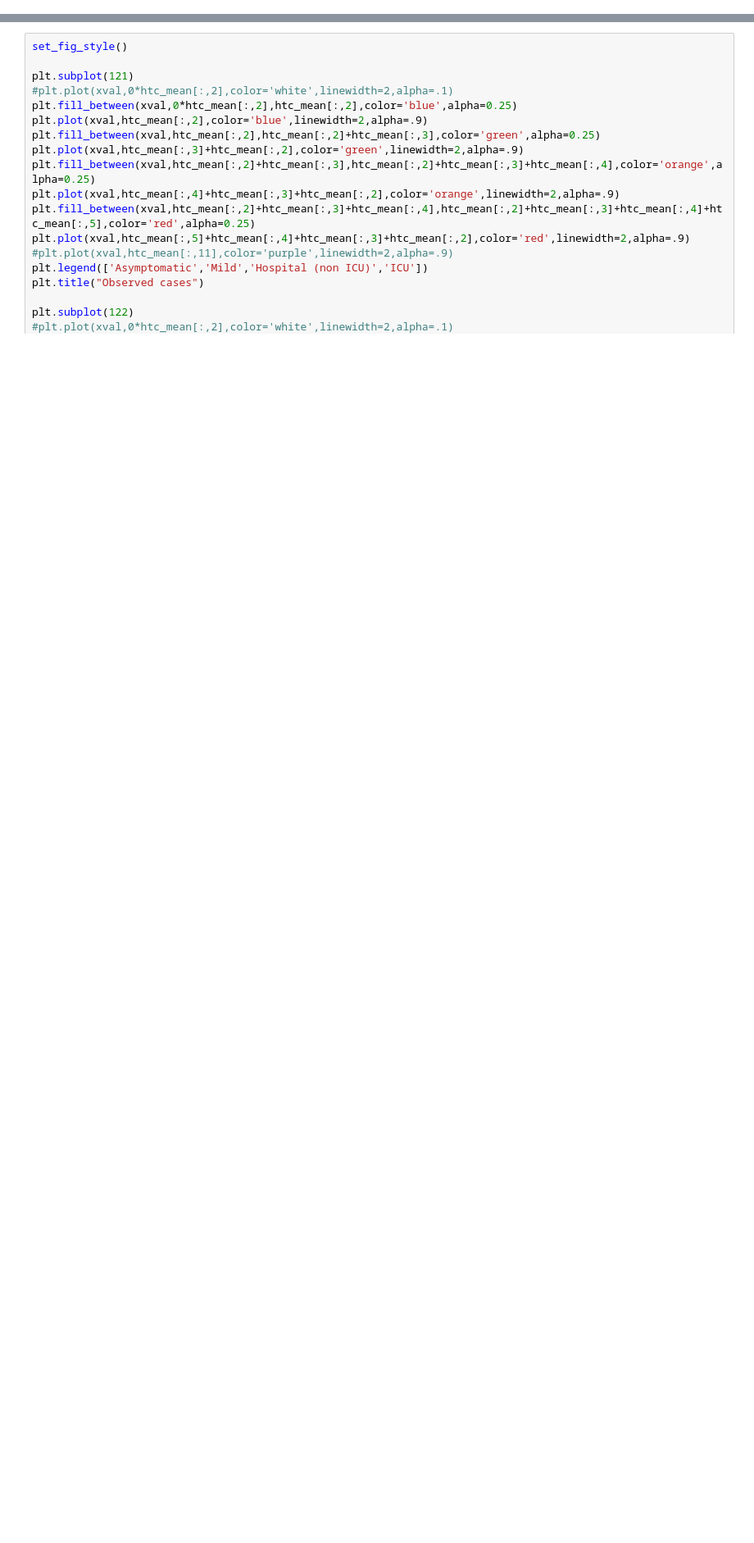
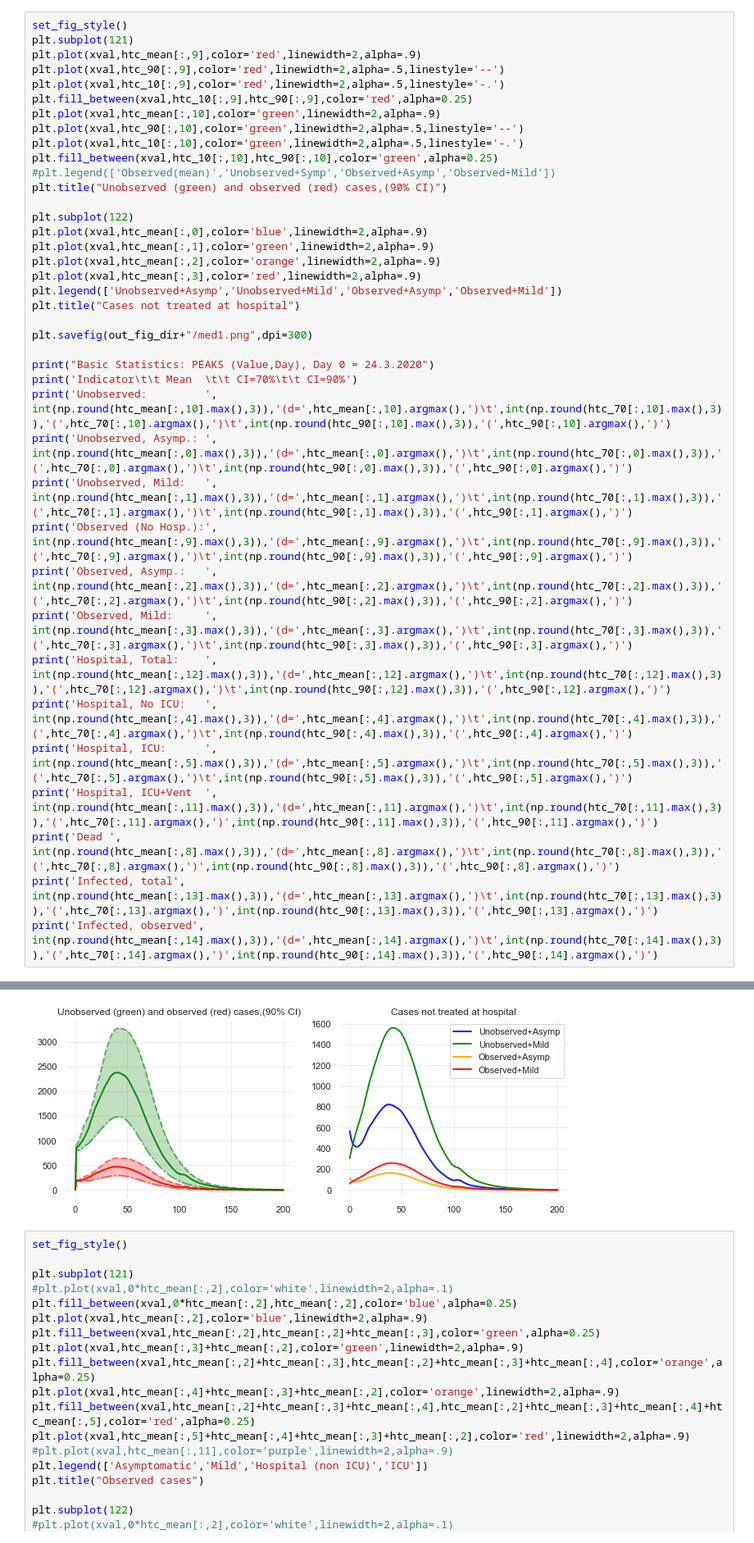
Before and after one commit to zuzancek/corona, a Jupyter notebook: SEIR_extended/Simulate_SIR_HTC.ipynb, the cells around one changed output, grey strips where cells are left out. Shown at 82% size. Drawn from its saved outputs; the diff is of its cells as text; blank space fills up the shorter version.

```diff
--- a/SEIR_extended/Simulate_SIR_HTC.ipynb
+++ b/SEIR_extended/Simulate_SIR_HTC.ipynb
@@ -260,0 +210,40 @@ Infected, observed 17208 (d= 200 )       18058 ( 200 ) 24178 ( 200 )
+# %%
+set_fig_style()
+plt.subplot(121)
+plt.plot(xval,htc_mean[:,9],color='red',linewidth=2,alpha=.9)
+plt.plot(xval,htc_90[:,9],color='red',linewidth=2,alpha=.5,linestyle='--')
+plt.plot(xval,htc_10[:,9],color='red',linewidth=2,alpha=.5,linestyle='-.')
+plt.fill_between(xval,htc_10[:,9],htc_90[:,9],color='red',alpha=0.25)
+plt.plot(xval,htc_mean[:,10],color='green',linewidth=2,alpha=.9)
+plt.plot(xval,htc_90[:,10],color='green',linewidth=2,alpha=.5,linestyle='--')
+plt.plot(xval,htc_10[:,10],color='green',linewidth=2,alpha=.5,linestyle='-.')
+plt.fill_between(xval,htc_10[:,10],htc_90[:,10],color='green',alpha=0.25)
+#plt.legend(['Observed(mean)','Unobserved+Symp','Observed+Asymp','Observed+Mild'])
+plt.title("Unobserved (green) and observed (red) cases,(90% CI)")
+
+plt.subplot(122)
+plt.plot(xval,htc_mean[:,0],color='blue',linewidth=2,alpha=.9)
+plt.plot(xval,htc_mean[:,1],color='green',linewidth=2,alpha=.9)
+plt.plot(xval,htc_mean[:,2],color='orange',linewidth=2,alpha=.9)
+plt.plot(xval,htc_mean[:,3],color='red',linewidth=2,alpha=.9)
+plt.legend(['Unobserved+Asymp','Unobserved+Mild','Observed+Asymp','Observed+Mild'])
+plt.title("Cases not treated at hospital")
+
+plt.savefig(out_fig_dir+"/med1.png",dpi=300)
+
+print("Basic Statistics: PEAKS (Value,Day), Day 0 = 24.3.2020")
+print('Indicator\t\t Mean  \t\t CI=70%\t\t CI=90%')
+print('Unobserved:         ', int(np.round(htc_mean[:,10].max(),3)),'(d=',htc_mean[:,10].argmax(),')\t',int(np.round(htc_70[:,10].max(),3)),'(',htc_70[:,10].argmax(),')\t',int(np.round(htc_90[:,10].max(),3)),'(',htc_90[:,10].argmax(),')')
+print('Unobserved, Asymp.: ', int(np.round(htc_mean[:,0].max(),3)),'(d=',htc_mean[:,0].argmax(),')\t',int(np.round(htc_70[:,0].max(),3)),'(',htc_70[:,0].argmax(),')\t',int(np.round(htc_90[:,0].max(),3)),'(',htc_90[:,0].argmax(),')')
+print('Unobserved, Mild:   ', int(np.round(htc_mean[:,1].max(),3)),'(d=',htc_mean[:,1].argmax(),')\t',int(np.round(htc_70[:,1].max(),3)),'(',htc_70[:,1].argmax(),')\t',int(np.round(htc_90[:,1].max(),3)),'(',htc_90[:,1].argmax(),')')
+print('Observed (No Hosp.):', int(np.round(htc_mean[:,9].max(),3)),'(d=',htc_mean[:,9].argmax(),')\t',int(np.round(htc_70[:,9].max(),3)),'(',htc_70[:,9].argmax(),')\t',int(np.round(htc_90[:,9].max(),3)),'(',htc_90[:,9].argmax(),')')
+print('Observed, Asymp.:   ', int(np.round(htc_mean[:,2].max(),3)),'(d=',htc_mean[:,2].argmax(),')\t',int(np.round(htc_70[:,2].max(),3)),'(',htc_70[:,2].argmax(),')\t',int(np.round(htc_90[:,2].max(),3)),'(',htc_90[:,2].argmax(),')')
+print('Observed, Mild:     ', int(np.round(htc_mean[:,3].max(),3)),'(d=',htc_mean[:,3].argmax(),')\t',int(np.round(htc_70[:,3].max(),3)),'(',htc_70[:,3].argmax(),')\t',int(np.round(htc_90[:,3].max(),3)),'(',htc_90[:,3].argmax(),')')
+print('Hospital, Total:    ', int(np.round(htc_mean[:,12].max(),3)),'(d=',htc_mean[:,12].argmax(),')\t',int(np.round(htc_70[:,12].max(),3)),'(',htc_70[:,12].argmax(),')\t',int(np.round(htc_90[:,12].max(),3)),'(',htc_90[:,12].argmax(),')')
+print('Hospital, No ICU:   ', int(np.round(htc_mean[:,4].max(),3)),'(d=',htc_mean[:,4].argmax(),')\t',int(np.round(htc_70[:,4].max(),3)),'(',htc_70[:,4].argmax(),')\t',int(np.round(htc_90[:,4].max(),3)),'(',htc_90[:,4].argmax(),')')
+print('Hospital, ICU:      ', int(np.round(htc_mean[:,5].max(),3)),'(d=',htc_mean[:,5].argmax(),')\t',int(np.round(htc_70[:,5].max(),3)),'(',htc_70[:,5].argmax(),')\t',int(np.round(htc_90[:,5].max(),3)),'(',htc_90[:,5].argmax(),')')
+print('Hospital, ICU+Vent  ', int(np.round(htc_mean[:,11].max(),3)),'(d=',htc_mean[:,11].argmax(),')\t',int(np.round(htc_70[:,11].max(),3)),'(',htc_70[:,11].argmax(),')',int(np.round(htc_90[:,11].max(),3)),'(',htc_90[:,11].argmax(),')')
+print('Dead ', int(np.round(htc_mean[:,8].max(),3)),'(d=',htc_mean[:,8].argmax(),')\t',int(np.round(htc_70[:,8].max(),3)),'(',htc_70[:,8].argmax(),')',int(np.round(htc_90[:,8].max(),3)),'(',htc_90[:,8].argmax(),')')
+print('Infected, total', int(np.round(htc_mean[:,13].max(),3)),'(d=',htc_mean[:,13].argmax(),')\t',int(np.round(htc_70[:,13].max(),3)),'(',htc_70[:,13].argmax(),')',int(np.round(htc_90[:,13].max(),3)),'(',htc_90[:,13].argmax(),')')
+print('Infected, observed', int(np.round(htc_mean[:,14].max(),3)),'(d=',htc_mean[:,14].argmax(),')\t',int(np.round(htc_70[:,14].max(),3)),'(',htc_70[:,14].argmax(),')',int(np.round(htc_90[:,14].max(),3)),'(',htc_90[:,14].argmax(),')')
+# %% [output]
@@ -261,3 +265,4 @@ Infected, observed 17208 (d= 200 )       18058 ( 200 ) 24178 ( 200 )
+[figure, added]
 # %%
 set_fig_style()
 
```
Also changed, not shown: parts of 4 cells of this notebook, 4 other files.
